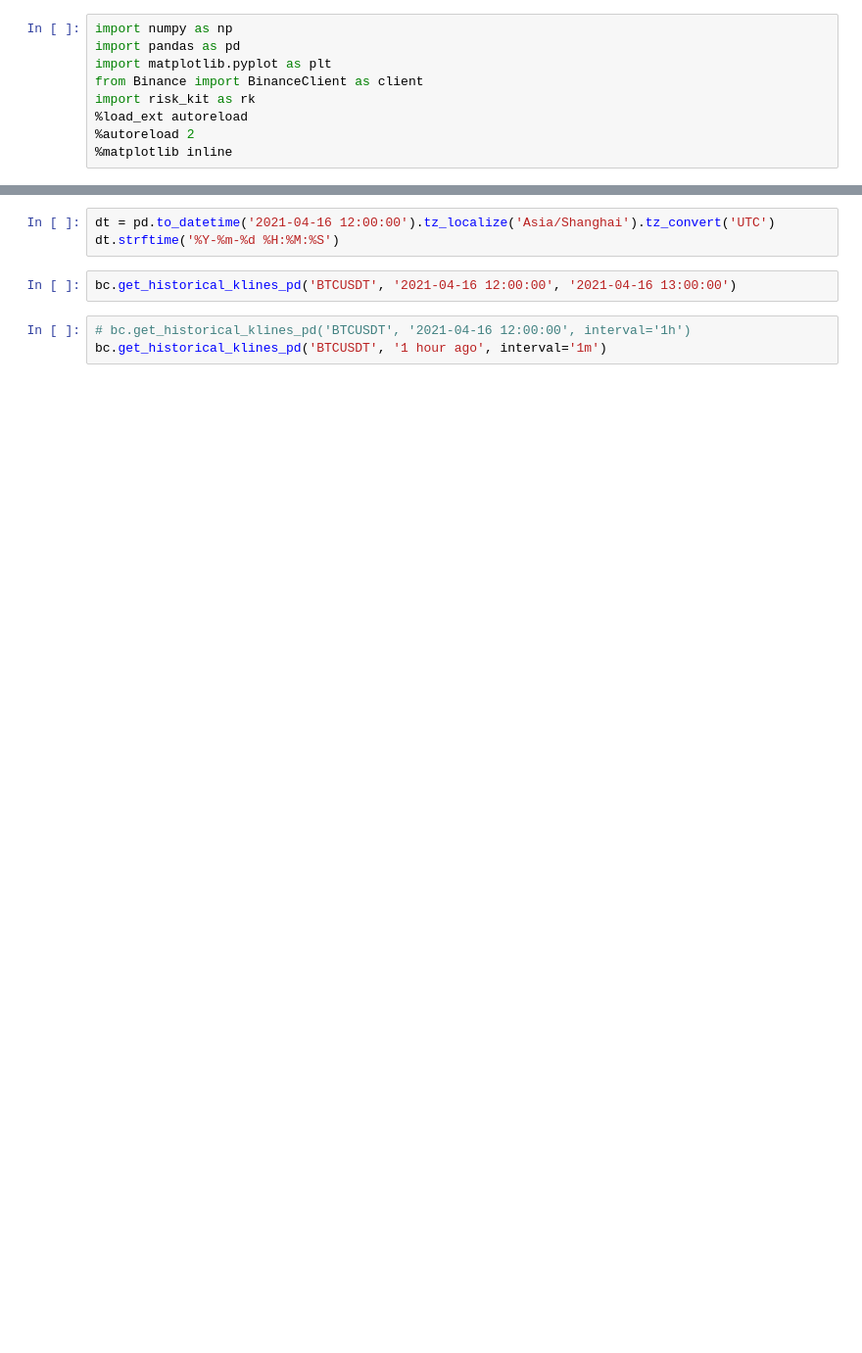
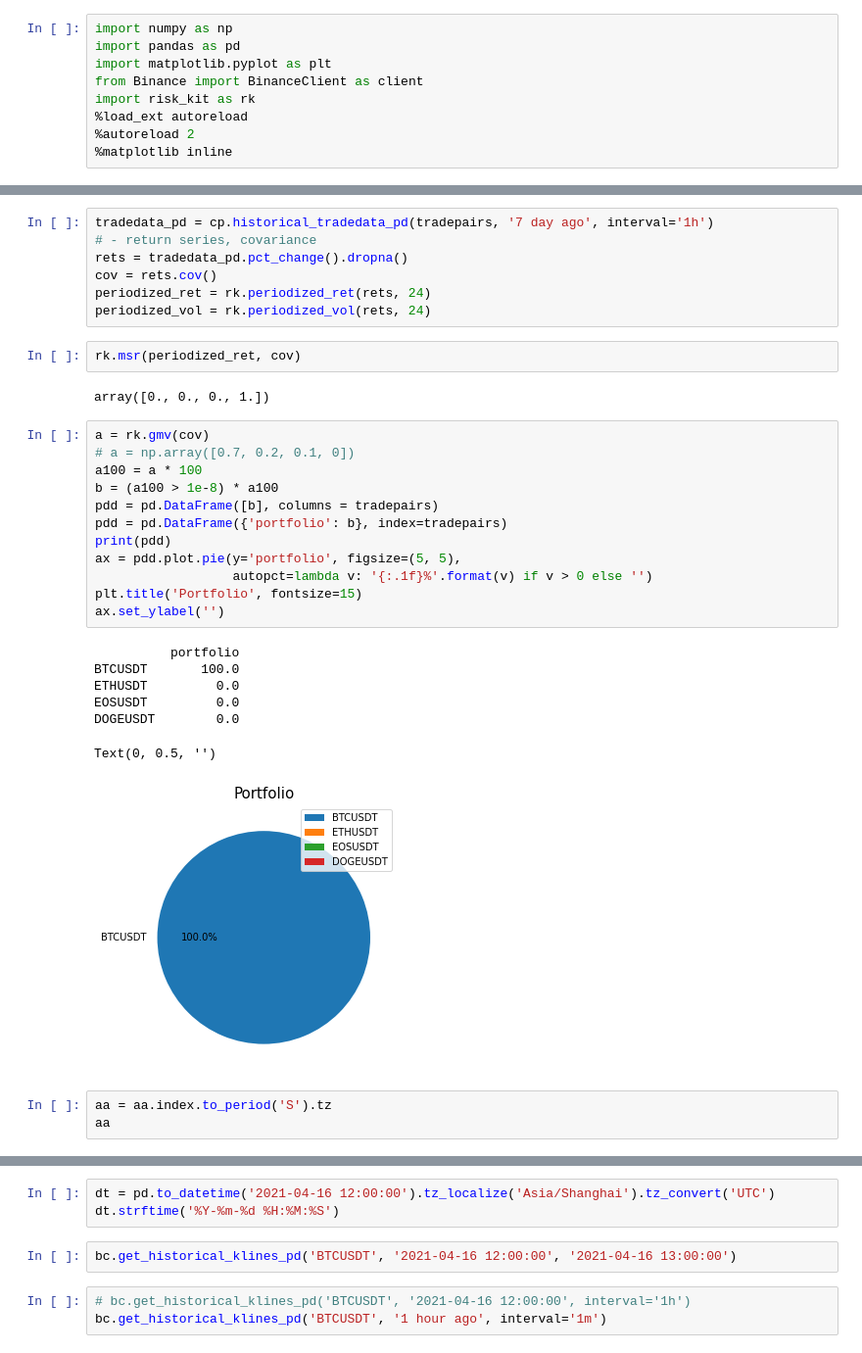
Before and after one commit to sushenghua/CryptoPortfolioDemo, a Jupyter notebook: binance_crypto.ipynb, the cells around one changed output, grey strips where cells are left out. Shown: that part at 98% size. Cells and saved outputs as stored; diff of their text form; blank space fills up the shorter version.

```diff
--- a/binance_crypto.ipynb
+++ b/binance_crypto.ipynb
@@ -39,0 +73,34 @@ crypto.tail()
+# %%
+tradedata_pd = cp.historical_tradedata_pd(tradepairs, '7 day ago', interval='1h')
+# - return series, covariance
+rets = tradedata_pd.pct_change().dropna()
+cov = rets.cov()
+periodized_ret = rk.periodized_ret(rets, 24)
+periodized_vol = rk.periodized_vol(rets, 24)
+# %%
+rk.msr(periodized_ret, cov)
+# %% [output]
+array([0., 0., 0., 1.])
+# %%
+a = rk.gmv(cov)
+# a = np.array([0.7, 0.2, 0.1, 0])
+a100 = a * 100
+b = (a100 > 1e-8) * a100
+pdd = pd.DataFrame([b], columns = tradepairs)
+pdd = pd.DataFrame({'portfolio': b}, index=tradepairs)
+print(pdd)
+ax = pdd.plot.pie(y='portfolio', figsize=(5, 5),
+                  autopct=lambda v: '{:.1f}%'.format(v) if v > 0 else '')
+plt.title('Portfolio', fontsize=15)
+ax.set_ylabel('')
+# %% [output]
+          portfolio
+BTCUSDT       100.0
+ETHUSDT         0.0
+EOSUSDT         0.0
+DOGEUSDT        0.0
+Text(0, 0.5, '')
+[figure, added]
+# %%
+aa = aa.index.to_period('S').tz
+aa
```
Also changed, not shown: parts of 19 cells of this notebook, 3 other files.
